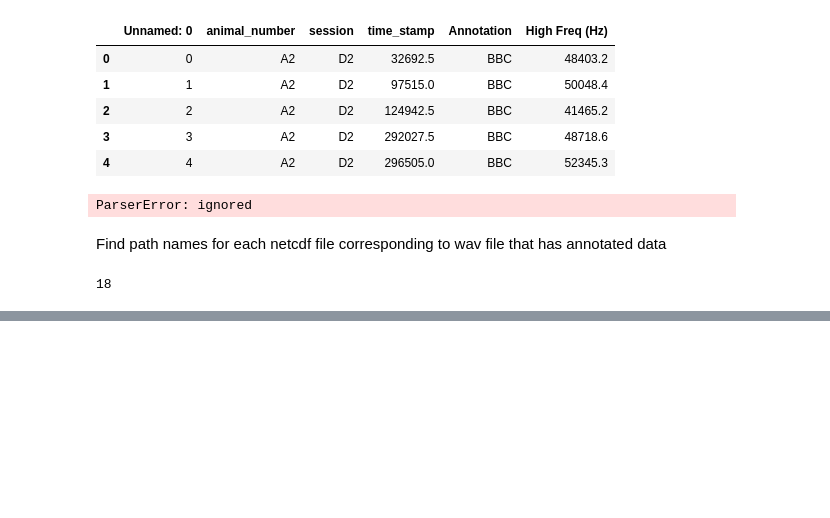
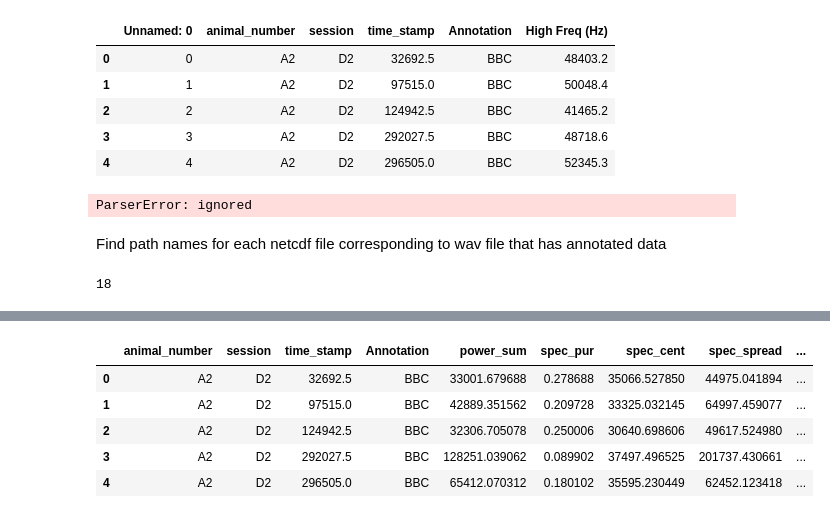
Before and after one commit to grace3999/USV_Python, a Jupyter notebook: 2_xr_Annotations_from_netcdf.ipynb, the cells around one changed output, grey strips where cells are left out. Drawn from its saved outputs; the diff is of its cells as text; code cells hidden in the pictures; blank space fills up the shorter version.

```diff
--- a/2_xr_Annotations_from_netcdf.ipynb
+++ b/2_xr_Annotations_from_netcdf.ipynb
@@ -240,3 +260,12 @@ A6 D2
 rand_noise    900
 BBC           178
 Name: Annotation, dtype: int64
+# %%
+annot_features_full.head()
+# %% [output]
+|  | animal_number | session | time_stamp | Annotation | power_sum | spec_pur | spec_cent | spec_spread | ... |
+| 0 | A2 | D2 | 32692.5 | BBC | 33001.679688 | 0.278688 | 35066.527850 | 44975.041894 | ... |
+| 1 | A2 | D2 | 97515.0 | BBC | 42889.351562 | 0.209728 | 33325.032145 | 64997.459077 | ... |
+| 2 | A2 | D2 | 124942.5 | BBC | 32306.705078 | 0.250006 | 30640.698606 | 49617.524980 | ... |
+| 3 | A2 | D2 | 292027.5 | BBC | 128251.039062 | 0.089902 | 37497.496525 | 201737.430661 | ... |
+| 4 | A2 | D2 | 296505.0 | BBC | 65412.070312 | 0.180102 | 35595.230449 | 62452.123418 | ... |
```
Also changed, not shown: parts of 2 cells of this notebook.
